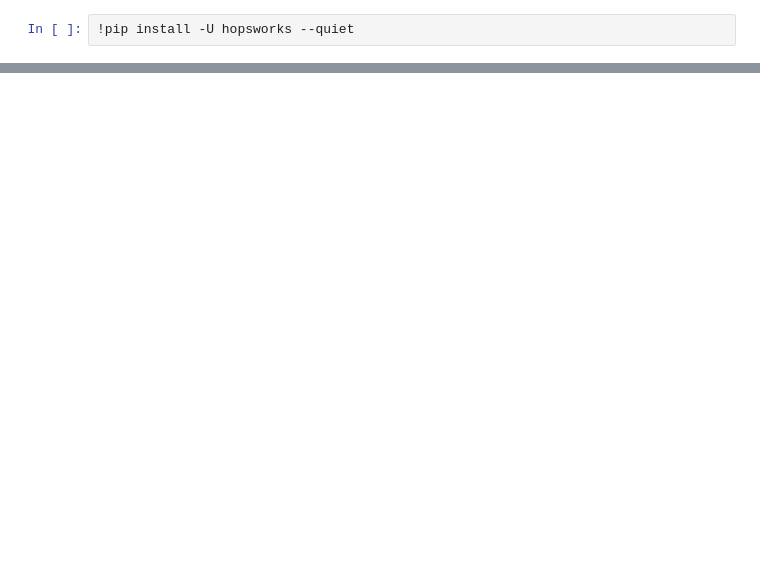
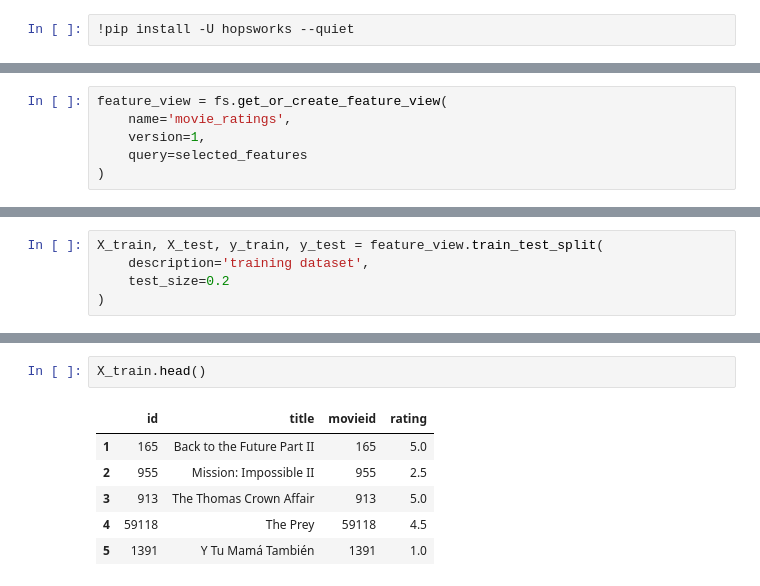
Before and after one commit to karellen-kim/training-feature-store, a Jupyter notebook: hopsworks_quickstart.ipynb, the cells around one changed output, grey strips where cells are left out. Saved outputs shown, nothing was run; the diff lists cells and outputs as text; blank space fills up the shorter version.

```diff
--- a/hopsworks_quickstart.ipynb
+++ b/hopsworks_quickstart.ipynb
@@ -27,0 +83,6 @@ trans_fg = fs.get_or_create_feature_group(
+# %%
+feature_view = fs.get_or_create_feature_view(
+    name='movie_ratings',
+    version=1,
+    query=selected_features
+)
@@ -27,0 +92,5 @@ trans_fg = fs.get_or_create_feature_group(
+# %%
+X_train, X_test, y_train, y_test = feature_view.train_test_split(
+    description='training dataset',
+    test_size=0.2
+)
@@ -27,0 +100,9 @@ trans_fg = fs.get_or_create_feature_group(
+# %%
+X_train.head()
+# %% [output]
+|  | id | title | movieid | rating |
+| 1 | 165 | Back to the Future Part II | 165 | 5.0 |
+| 2 | 955 | Mission: Impossible II | 955 | 2.5 |
+| 3 | 913 | The Thomas Crown Affair | 913 | 5.0 |
+| 4 | 59118 | The Prey | 59118 | 4.5 |
+| 5 | 1391 | Y Tu Mamá También | 1391 | 1.0 |
```
Also changed, not shown: parts of 9 cells of this notebook.
